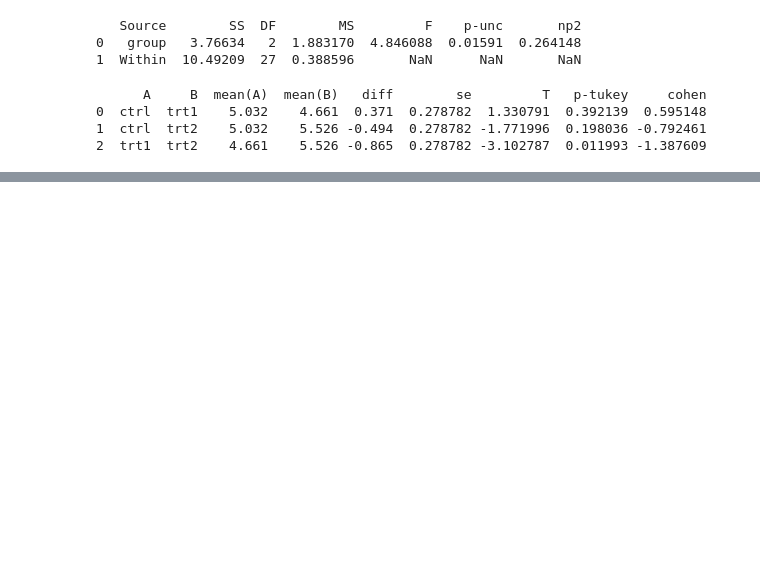
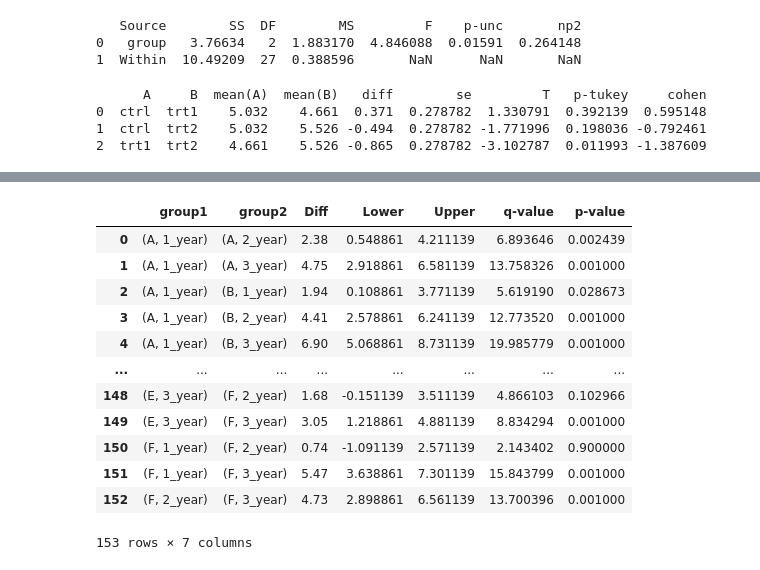
Before and after one commit to zhanyyy7/inf2178h-w22-exp-design-datascience, a Jupyter notebook: notebooks/inclass.ipynb, the cells around one changed output, grey strips where cells are left out. Cells and saved outputs as stored; diff of their text form; code cells hidden in the pictures; blank space fills up the shorter version.

```diff
--- a/notebooks/inclass.ipynb
+++ b/notebooks/inclass.ipynb
@@ -123,0 +221,18 @@ print(pt)
+# %%
+res=stat()
+res.tukey_hsd(df=d_melt, res_var='value', xfac_var=['Genotype','years'],anova_model='value ~ C(Genotype) + C(years) + C(Genotype):C(years)')
+res.tukey_summary
+# %% [output]
+|  | group1 | group2 | Diff | Lower | Upper | q-value | p-value |
+| 0 | (A, 1_year) | (A, 2_year) | 2.38 | 0.548861 | 4.211139 | 6.893646 | 0.002439 |
+| 1 | (A, 1_year) | (A, 3_year) | 4.75 | 2.918861 | 6.581139 | 13.758326 | 0.001000 |
+| 2 | (A, 1_year) | (B, 1_year) | 1.94 | 0.108861 | 3.771139 | 5.619190 | 0.028673 |
+| 3 | (A, 1_year) | (B, 2_year) | 4.41 | 2.578861 | 6.241139 | 12.773520 | 0.001000 |
+| 4 | (A, 1_year) | (B, 3_year) | 6.90 | 5.068861 | 8.731139 | 19.985779 | 0.001000 |
+| ... | ... | ... | ... | ... | ... | ... | ... |
+| 148 | (E, 3_year) | (F, 2_year) | 1.68 | -0.151139 | 3.511139 | 4.866103 | 0.102966 |
+| 149 | (E, 3_year) | (F, 3_year) | 3.05 | 1.218861 | 4.881139 | 8.834294 | 0.001000 |
+| 150 | (F, 1_year) | (F, 2_year) | 0.74 | -1.091139 | 2.571139 | 2.143402 | 0.900000 |
+| 151 | (F, 1_year) | (F, 3_year) | 5.47 | 3.638861 | 7.301139 | 15.843799 | 0.001000 |
+| 152 | (F, 2_year) | (F, 3_year) | 4.73 | 2.898861 | 6.561139 | 13.700396 | 0.001000 |
+153 rows × 7 columns
```
Also changed, not shown: parts of 11 cells of this notebook, 4 other files.
